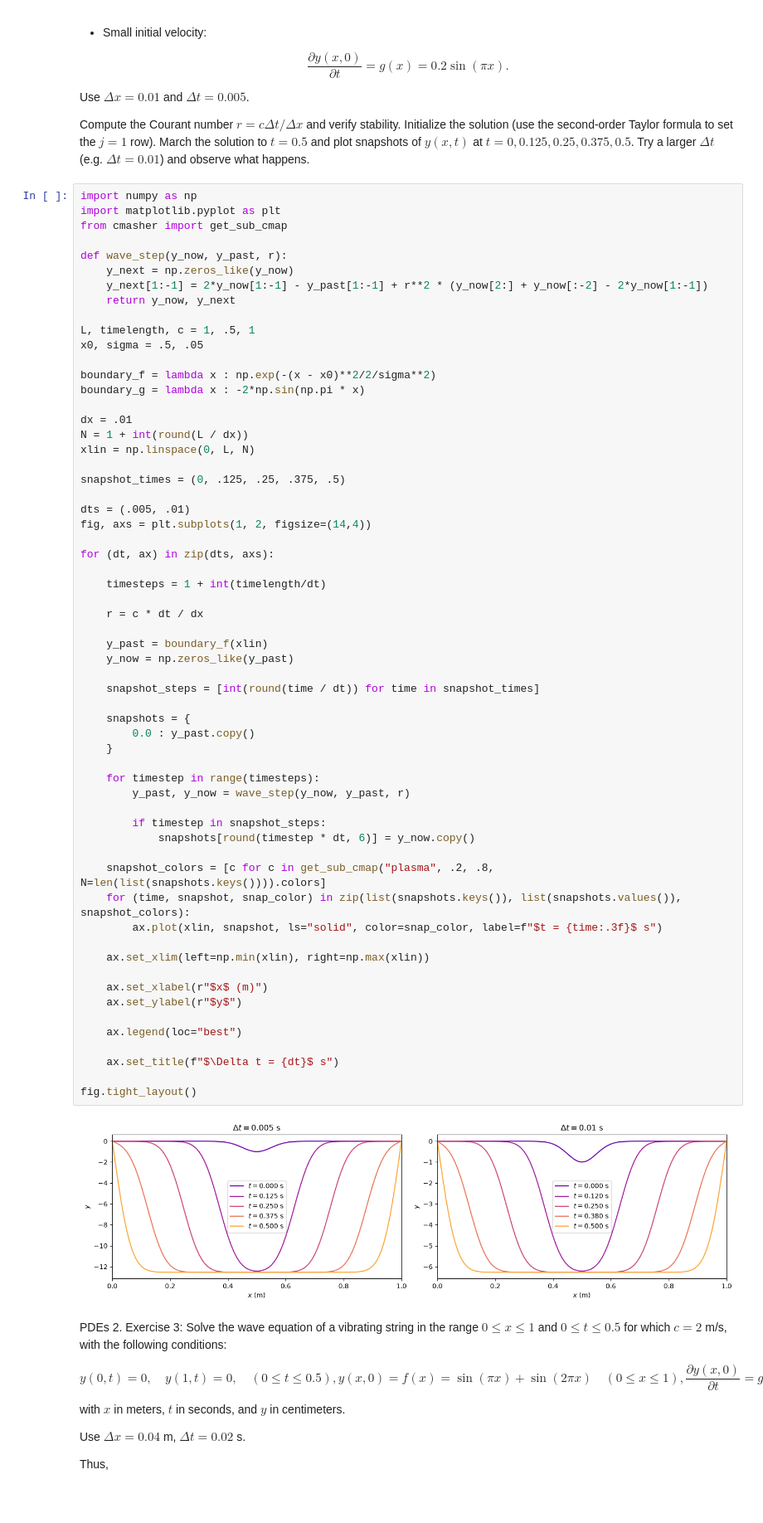
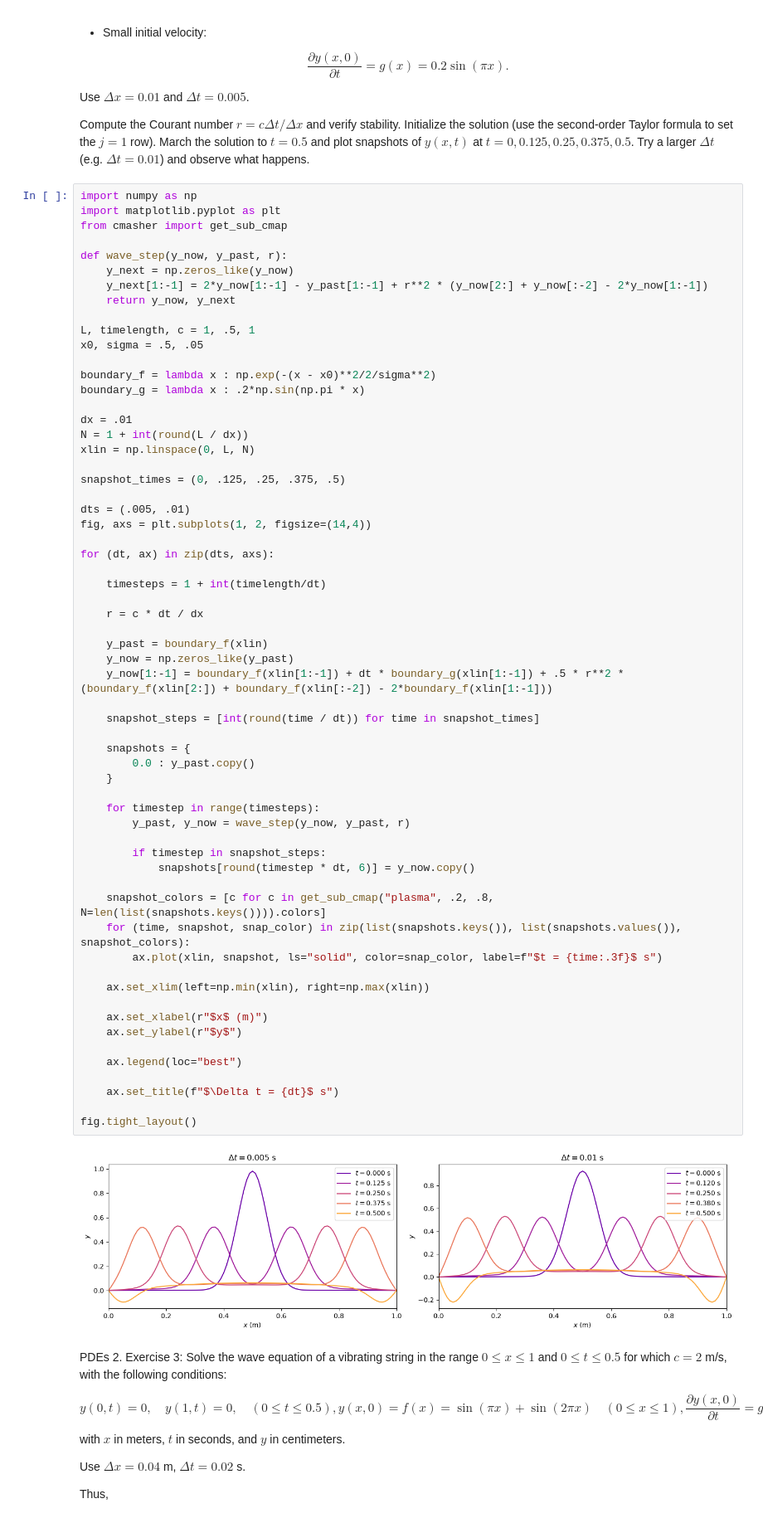
Before and after one commit to Braisa/adcompu, a Jupyter notebook: numerical-methods/xabier/day-2/pde_assignment.ipynb, the cells around one changed output. Shown at 83% size. Saved outputs shown, nothing was run; the diff lists cells and outputs as text.

```diff
--- a/numerical-methods/xabier/day-2/pde_assignment.ipynb
+++ b/numerical-methods/xabier/day-2/pde_assignment.ipynb
@@ -367,7 +367,7 @@ L, timelength, c = 1, .5, 1
 x0, sigma = .5, .05
 
 boundary_f = lambda x : np.exp(-(x - x0)**2/2/sigma**2)
-boundary_g = lambda x : -2*np.sin(np.pi * x)
+boundary_g = lambda x : .2*np.sin(np.pi * x)
 
 dx = .01
 N = 1 + int(round(L / dx))
@@ -386,35 +386,36 @@ for (dt, ax) in zip(dts, axs):
 
     y_past = boundary_f(xlin)
     y_now = np.zeros_like(y_past)
+    y_now[1:-1] = boundary_f(xlin[1:-1]) + dt * boundary_g(xlin[1:-1]) + .5 * r**2 * (boundary_f(xlin[2:]) + boundary_f(xlin[:-2]) - 2*boundary_f(xlin[1:-1]))
 
     snapshot_steps = [int(round(time / dt)) for time in snapshot_times]
 
     snapshots = {
         0.0 : y_past.copy()
     }
 
     for timestep in range(timesteps):
         y_past, y_now = wave_step(y_now, y_past, r)
 
         if timestep in snapshot_steps:
             snapshots[round(timestep * dt, 6)] = y_now.copy()
 
     snapshot_colors = [c for c in get_sub_cmap("plasma", .2, .8, N=len(list(snapshots.keys()))).colors]
     for (time, snapshot, snap_color) in zip(list(snapshots.keys()), list(snapshots.values()), snapshot_colors):
         ax.plot(xlin, snapshot, ls="solid", color=snap_color, label=f"$t = {time:.3f}$ s")
 
     ax.set_xlim(left=np.min(xlin), right=np.max(xlin))
 
     ax.set_xlabel(r"$x$ (m)")
     ax.set_ylabel(r"$y$")
 
     ax.legend(loc="best")
 
     ax.set_title(f"$\Delta t = {dt}$ s")
 
 fig.tight_layout()
 # %% [output]
-[figure, old version]
+[figure, new version]
 # %% [markdown]
 PDEs 2. Exercise 3: Solve the wave equation of a vibrating string in the range $0 \leq x \leq 1$ and $0 \leq t \leq 0.5$ for which $c = 2$ m/s, with the following conditions:
 
```
Also changed, not shown: parts of 1 cell of this notebook.
